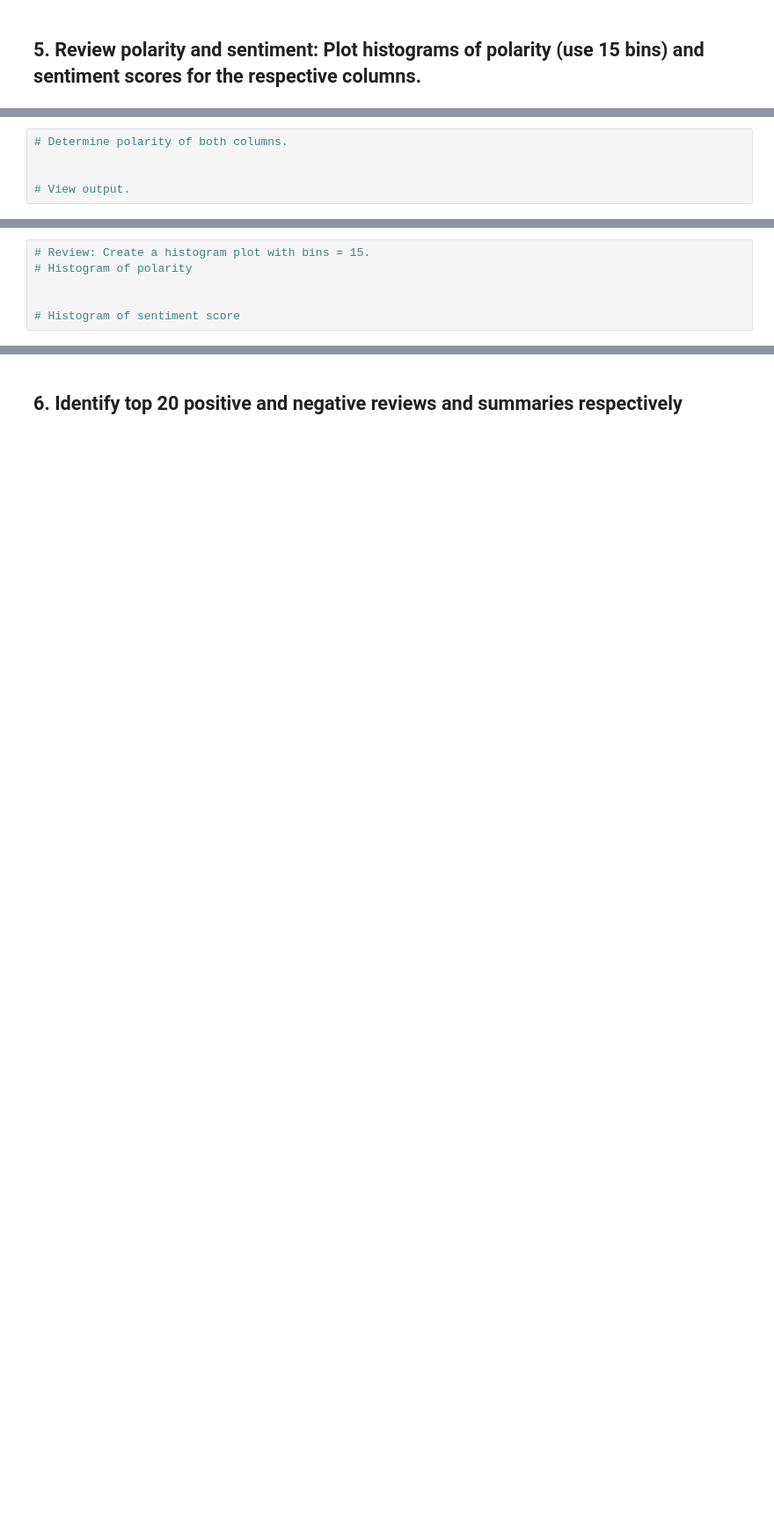
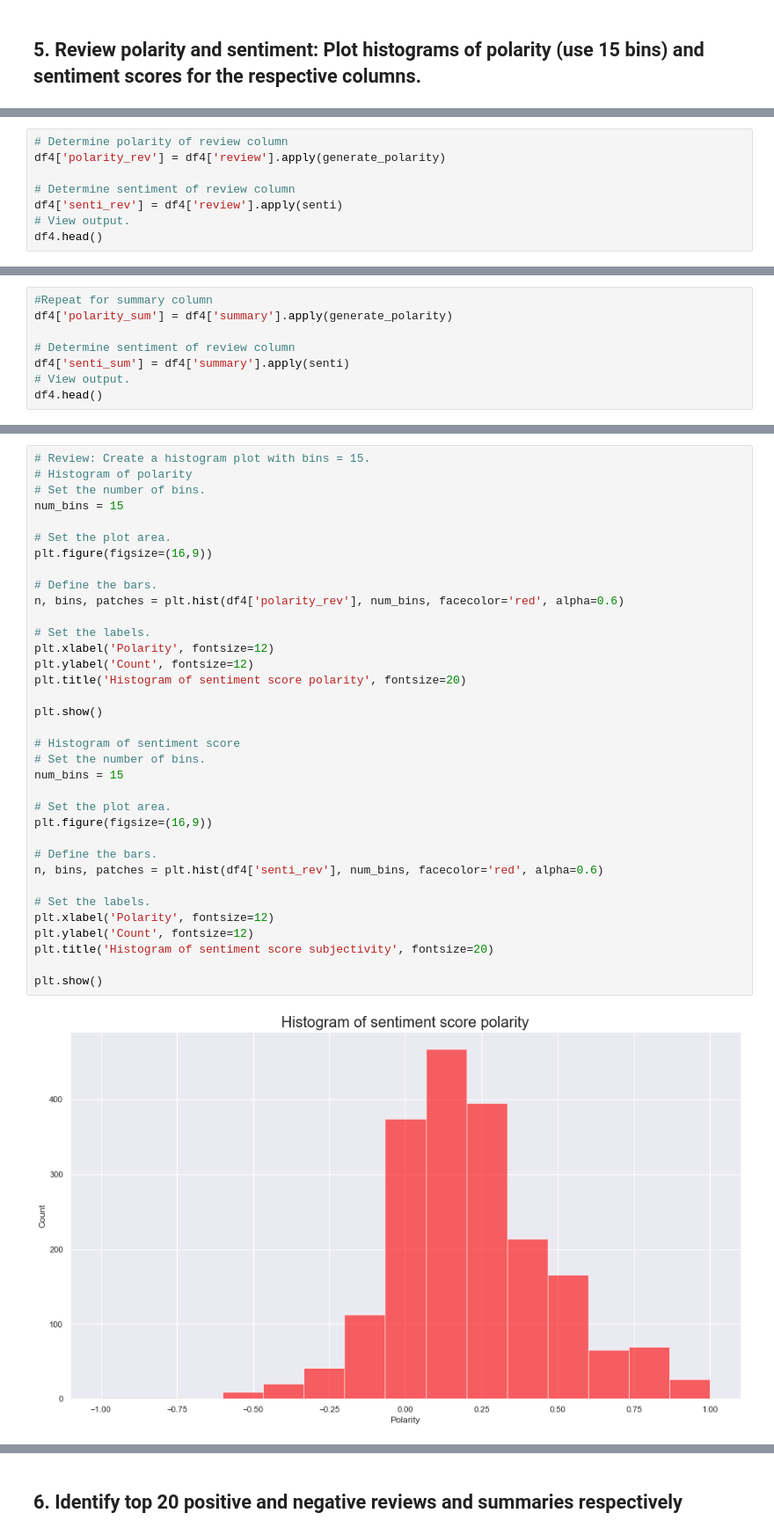
Before and after one commit to mikebenas/LSE_TurtleGames_R_Analysis, a Jupyter notebook: LSE_DA301_Assignment_Python_template.ipynb, the cells around one changed output, grey strips where cells are left out. Shown at 88% size. Drawn from its saved outputs; the diff is of its cells as text; blank space fills up the shorter version.

```diff
--- a/LSE_DA301_Assignment_Python_template.ipynb
+++ b/LSE_DA301_Assignment_Python_template.ipynb
@@ -1559,5 +1564,8 @@ def generate_polarity(comment):
 # %%
-# Determine polarity of both columns.
+# Determine polarity of review column
+df4['polarity_rev'] = df4['review'].apply(generate_polarity)
 
-
+# Determine sentiment of review column
+df4['senti_rev'] = df4['review'].apply(senti)
 # View output.
+df4.head()
@@ -1563,0 +1579,8 @@ def generate_polarity(comment):
+# %%
+#Repeat for summary column
+df4['polarity_sum'] = df4['summary'].apply(generate_polarity)
+
+# Determine sentiment of review column
+df4['senti_sum'] = df4['summary'].apply(senti)
+# View output.
+df4.head()
@@ -1564,6 +1594,37 @@ def generate_polarity(comment):
 # %%
 # Review: Create a histogram plot with bins = 15.
 # Histogram of polarity
+# Set the number of bins.
+num_bins = 15
 
+# Set the plot area.
+plt.figure(figsize=(16,9))
+
+# Define the bars.
+n, bins, patches = plt.hist(df4['polarity_rev'], num_bins, facecolor='red', alpha=0.6)
+
+# Set the labels.
+plt.xlabel('Polarity', fontsize=12)
+plt.ylabel('Count', fontsize=12)
+plt.title('Histogram of sentiment score polarity', fontsize=20)
+
+plt.show()
 
 # Histogram of sentiment score
+# Set the number of bins.
+num_bins = 15
+
+# Set the plot area.
+plt.figure(figsize=(16,9))
+
+# Define the bars.
+n, bins, patches = plt.hist(df4['senti_rev'], num_bins, facecolor='red', alpha=0.6)
+
+# Set the labels.
+plt.xlabel('Polarity', fontsize=12)
+plt.ylabel('Count', fontsize=12)
+plt.title('Histogram of sentiment score subjectivity', fontsize=20)
+
+plt.show()
+# %% [output]
+[figure, added]
```
Also changed, not shown: parts of 13 cells of this notebook.
